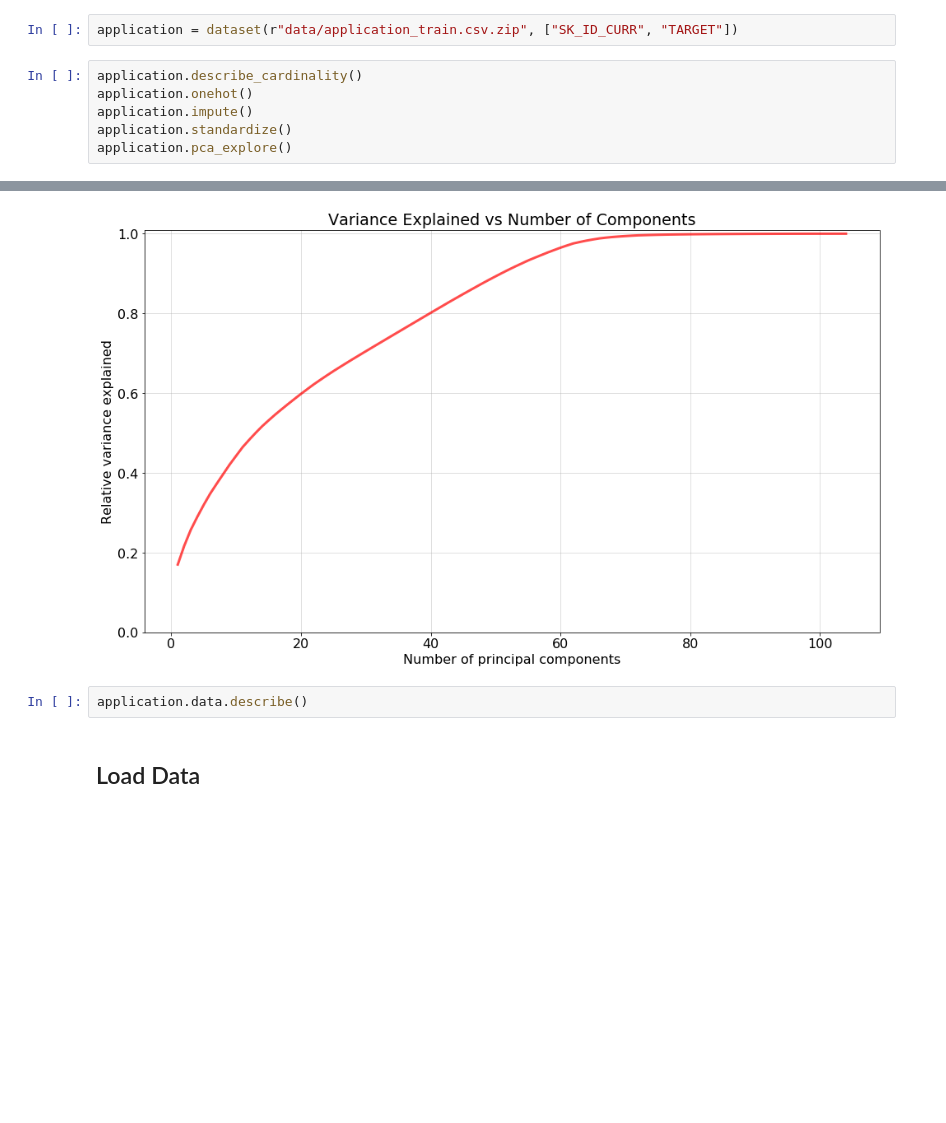
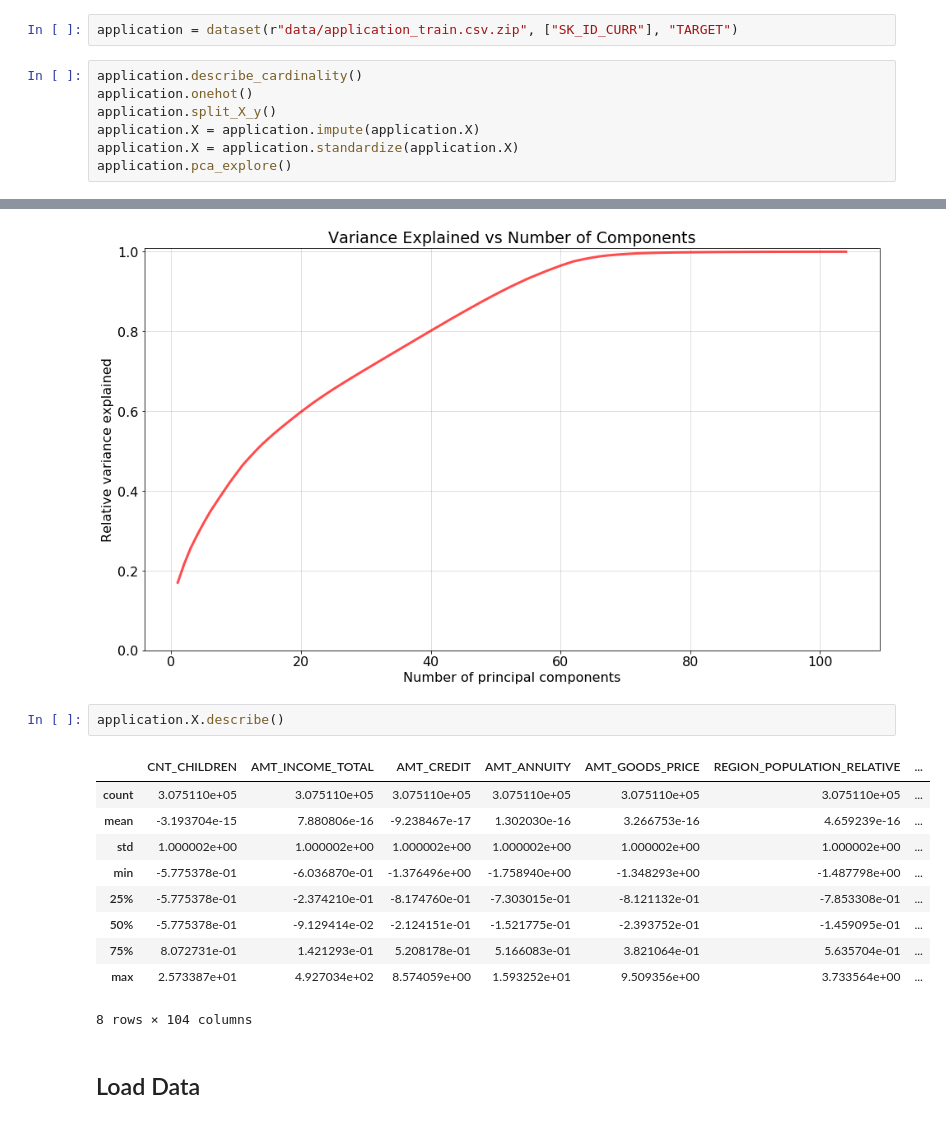
Before and after one commit to vlassarev/home-credit-default-risk, a Jupyter notebook: hcdr_model.ipynb, the cells around one changed output, grey strips where cells are left out. Cells and saved outputs as stored; diff of their text form; blank space fills up the shorter version.

Commit message:
Moved to sklearn for impute/std calcs. Added splitting capability.

```diff
--- a/hcdr_model.ipynb
+++ b/hcdr_model.ipynb
@@ -93,12 +112,13 @@ class dataset(object):
         plt.ylim((0, 1.01))
         plt.grid(alpha=0.5)
 # %%
-application = dataset(r"data/application_train.csv.zip", ["SK_ID_CURR", "TARGET"])
+application = dataset(r"data/application_train.csv.zip", ["SK_ID_CURR"], "TARGET")
 # %%
 application.describe_cardinality()
 application.onehot()
-application.impute()
-application.standardize()
+application.split_X_y()
+application.X = application.impute(application.X)
+application.X = application.standardize(application.X)
 application.pca_explore()
 # %% [output]
 NAME_CONTRACT_TYPE           has  2 levels.
@@ -119,7 +139,18 @@ WALLSMATERIAL_MODE           has  8 levels.
 EMERGENCYSTATE_MODE          has  3 levels.
 [figure]
 # %%
-application.data.describe()
+application.X.describe()
+# %% [output]
+|  | CNT_CHILDREN | AMT_INCOME_TOTAL | AMT_CREDIT | AMT_ANNUITY | AMT_GOODS_PRICE | REGION_POPULATION_RELATIVE | ... |
+| count | 3.075110e+05 | 3.075110e+05 | 3.075110e+05 | 3.075110e+05 | 3.075110e+05 | 3.075110e+05 | ... |
+| mean | -3.193704e-15 | 7.880806e-16 | -9.238467e-17 | 1.302030e-16 | 3.266753e-16 | 4.659239e-16 | ... |
+| std | 1.000002e+00 | 1.000002e+00 | 1.000002e+00 | 1.000002e+00 | 1.000002e+00 | 1.000002e+00 | ... |
+| min | -5.775378e-01 | -6.036870e-01 | -1.376496e+00 | -1.758940e+00 | -1.348293e+00 | -1.487798e+00 | ... |
+| 25% | -5.775378e-01 | -2.374210e-01 | -8.174760e-01 | -7.303015e-01 | -8.121132e-01 | -7.853308e-01 | ... |
+| 50% | -5.775378e-01 | -9.129414e-02 | -2.124151e-01 | -1.521775e-01 | -2.393752e-01 | -1.459095e-01 | ... |
+| 75% | 8.072731e-01 | 1.421293e-01 | 5.208178e-01 | 5.166083e-01 | 3.821064e-01 | 5.635704e-01 | ... |
+| max | 2.573387e+01 | 4.927034e+02 | 8.574059e+00 | 1.593252e+01 | 9.509356e+00 | 3.733564e+00 | ... |
+8 rows × 104 columns
 # %% [markdown]
 ## Load Data
 # %%
```
Also changed, not shown: parts of 2 cells of this notebook.
